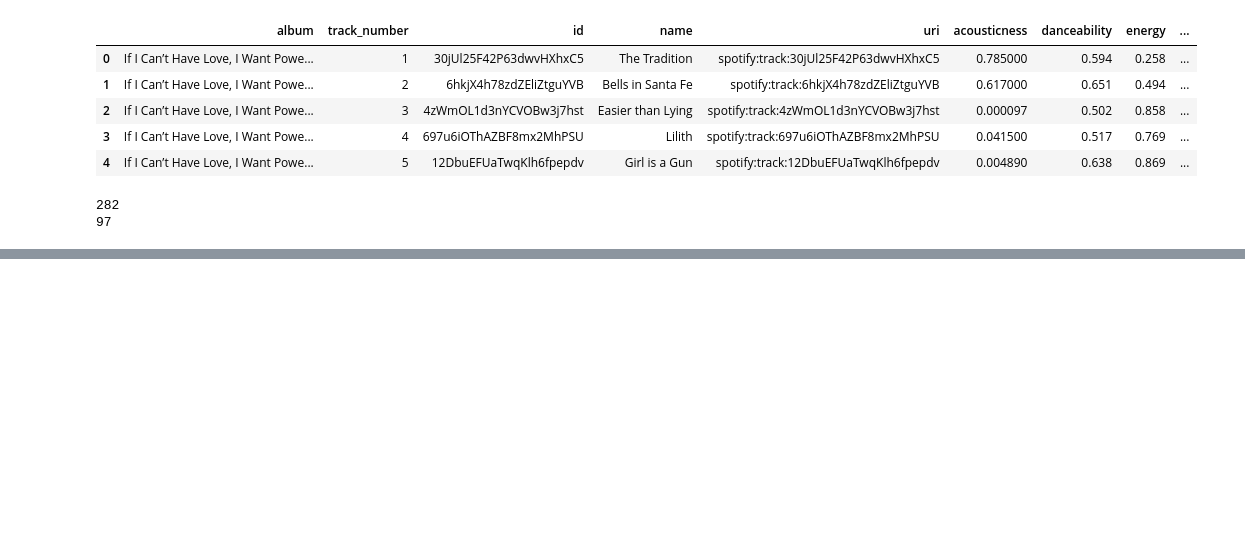
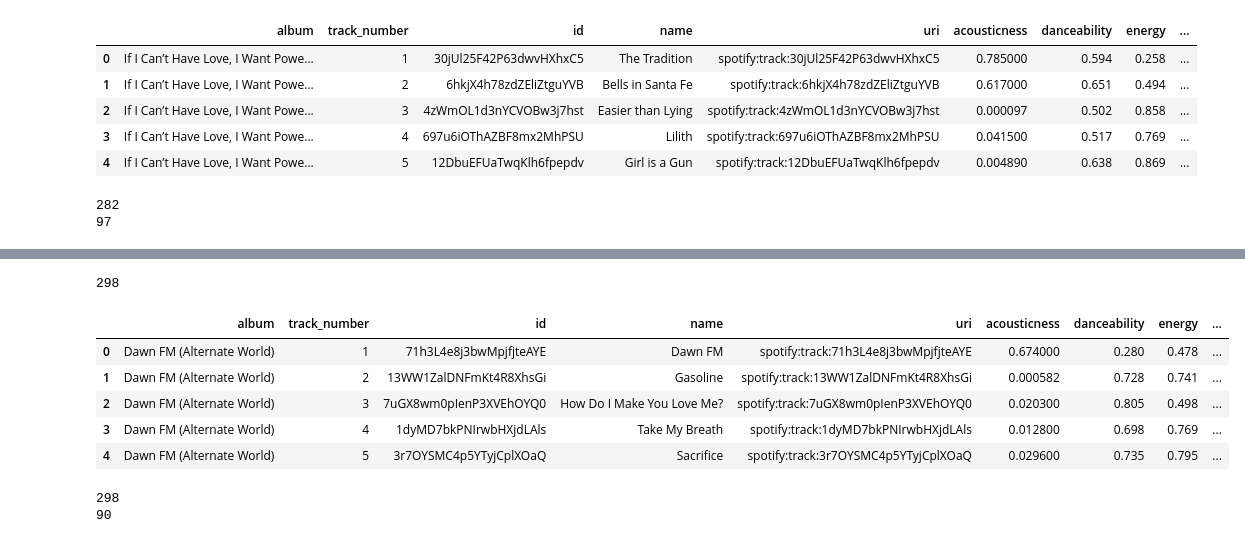
Before and after one commit to rohankumawat/DataScienceWarehouse, a Jupyter notebook: Projects/Visualization/spotify/extractJuiceWRLDSongs.ipynb, the cells around one changed output, grey strips where cells are left out. Drawn from its saved outputs; the diff is of its cells as text; code cells hidden in the pictures; blank space fills up the shorter version.

Commit message:
More visualisations and Spotify data

```diff
--- a/Projects/Visualization/spotify/extractJuiceWRLDSongs.ipynb
+++ b/Projects/Visualization/spotify/extractJuiceWRLDSongs.ipynb
@@ -495,0 +572,7 @@ final_df.to_csv("halseyMusic.csv")
+# %%
+spotify_albums = {}
+album_count = 0
+for i in artist_album_uris: #each album
+    album_songs(i)
+    print(str(artist_album_names[album_count]) + " album songs has been added to spotify_albums dictionary")
+    album_count+=1 #Updates album count once all tracks have been added
@@ -495,0 +661,42 @@ final_df.to_csv("halseyMusic.csv")
+# %%
+dic_df = {}
+dic_df['album'] = []
+dic_df['track_number'] = []
+dic_df['id'] = []
+dic_df['name'] = []
+dic_df['uri'] = []
+dic_df['acousticness'] = []
+dic_df['danceability'] = []
+dic_df['energy'] = []
+dic_df['instrumentalness'] = []
+dic_df['liveness'] = []
+dic_df['loudness'] = []
+dic_df['speechiness'] = []
+dic_df['tempo'] = []
+dic_df['valence'] = []
+dic_df['popularity'] = []
+for album in spotify_albums:
+    for feature in spotify_albums[album]:
+        dic_df[feature].extend(spotify_albums[album][feature])
+
+len(dic_df['album'])
+# %% [output]
+298
+# %%
+import pandas as pd
+df = pd.DataFrame.from_dict(dic_df)
+df[0:5]
+# %% [output]
+|  | album | track_number | id | name | uri | acousticness | danceability | energy | ... |
+| 0 | Dawn FM (Alternate World) | 1 | 71h3L4e8j3bwMpjfjteAYE | Dawn FM | spotify:track:71h3L4e8j3bwMpjfjteAYE | 0.674000 | 0.280 | 0.478 | ... |
+| 1 | Dawn FM (Alternate World) | 2 | 13WW1ZalDNFmKt4R8XhsGi | Gasoline | spotify:track:13WW1ZalDNFmKt4R8XhsGi | 0.000582 | 0.728 | 0.741 | ... |
+| 2 | Dawn FM (Alternate World) | 3 | 7uGX8wm0pIenP3XVEhOYQ0 | How Do I Make You Love Me? | spotify:track:7uGX8wm0pIenP3XVEhOYQ0 | 0.020300 | 0.805 | 0.498 | ... |
+| 3 | Dawn FM (Alternate World) | 4 | 1dyMD7bkPNIrwbHXjdLAls | Take My Breath | spotify:track:1dyMD7bkPNIrwbHXjdLAls | 0.012800 | 0.698 | 0.769 | ... |
+| 4 | Dawn FM (Alternate World) | 5 | 3r7OYSMC4p5YTyjCplXOaQ | Sacrifice | spotify:track:3r7OYSMC4p5YTyjCplXOaQ | 0.029600 | 0.735 | 0.795 | ... |
+# %%
+print(len(df))
+final_df = df.sort_values('popularity', ascending=False).drop_duplicates('name').sort_index()
+print(len(final_df))
+# %% [output]
+298
+90
```
Also changed, not shown: parts of 20 cells of this notebook, 57 other files.
